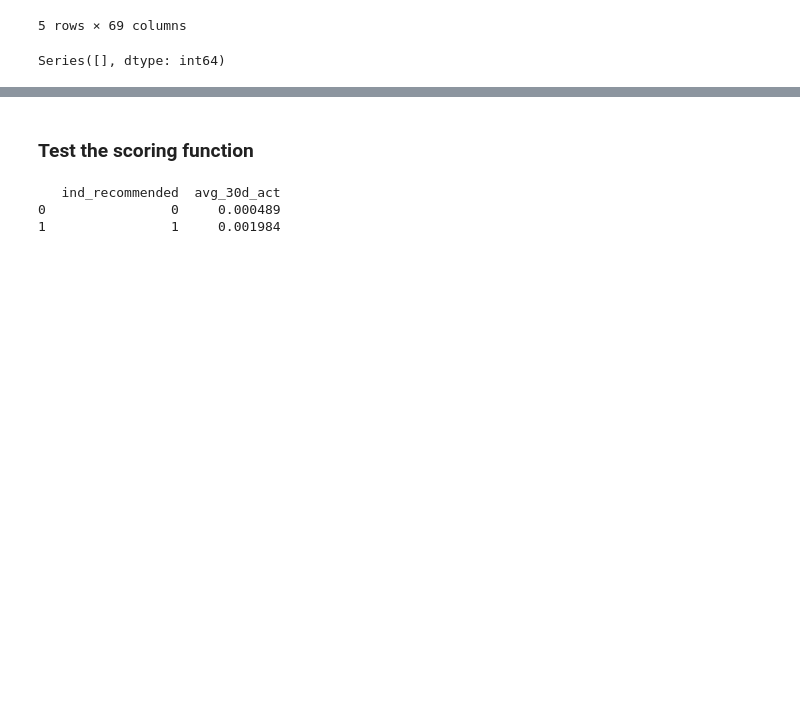
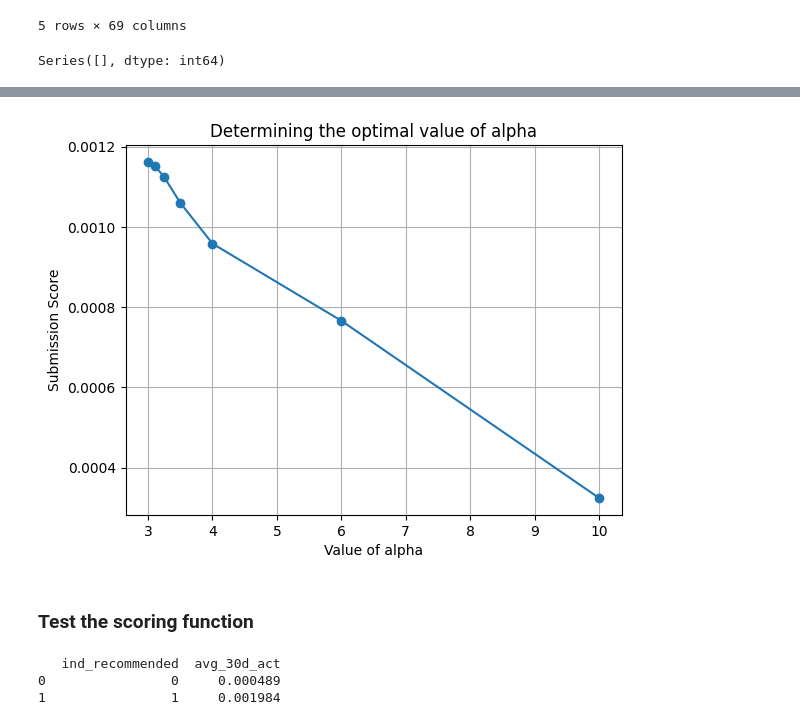
Before and after one commit to htuttttt/AMEX-AI-Hackathon, a Jupyter notebook: pipeline.ipynb, the cells around one changed output, grey strips where cells are left out. Cells and saved outputs as stored; diff of their text form; code cells hidden in the pictures; blank space fills up the shorter version.

Commit message:
feat: complete round 2 submission

```diff
--- a/pipeline.ipynb
+++ b/pipeline.ipynb
@@ -542 +499,19 @@ eval_imputed["predicted_score"] = (
+# %%
+# Visualise the binary search results.
+
+alpha_x = [10, 6, 4, 3.5, 3.25, 3.1, 3]
+
+alpha_y = [0.0003243, 0.0007661, 0.0009583, 0.00106, 0.0011244, 0.0011528, 0.001162]
+
+# Plot the data
+plt.plot(
+    alpha_x, alpha_y, marker="o", linestyle="-"
+)  # 'o' marker for data points, '-' line style
+plt.xlabel("Value of alpha")
+plt.ylabel("Submission Score")
+plt.title("Determining the optimal value of alpha")
+plt.grid(True)  # Add grid lines
+plt.show()
+# %% [output]
+[figure, added]
 # %%
```
Also changed, not shown: parts of 18 cells of this notebook.
